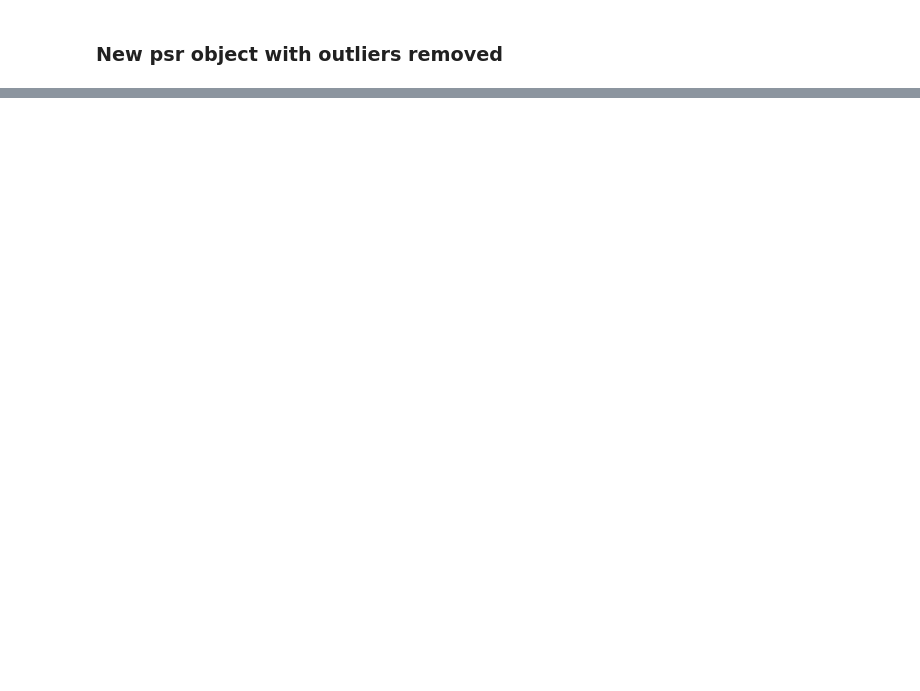
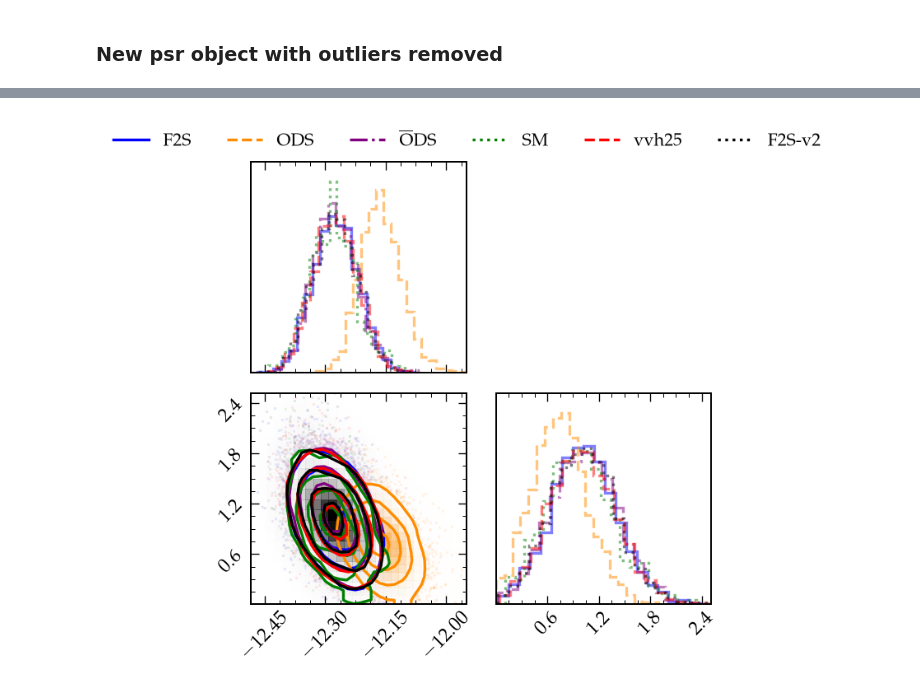
Before and after one commit to tresnjo/dsfourier, a Jupyter notebook: modules/outlier_test.ipynb, the cells around one changed output, grey strips where cells are left out. Cells and saved outputs as stored; diff of their text form; code cells hidden in the pictures; blank space fills up the shorter version.

```diff
--- a/modules/outlier_test.ipynb
+++ b/modules/outlier_test.ipynb
@@ -455,0 +871,4 @@ plt.show()
+# %%
+# use this as our new decentering quantities
+flow_psr_v2.ahat0r = summaries_vanilla[0].ahat0
+flow_psr_v2.L0r = summaries_vanilla[0].L0
@@ -455,0 +888,11 @@ plt.show()
+# %%
+# the above populates the flow_psr_v2 with flow properties which we now have to replace
+# with the vanilla objects (which we have access to from our previous run)
+flow_psr_v2.ahat_f = summaries_vanilla[0].ahat0
+flow_psr_v2.L_f = summaries_vanilla[0].L0
+flow_psr_v2.Sigma_f = summaries_vanilla[0].Sigma0
+flow_psr_v2.bf = summaries_vanilla[0].b0
+flow_psr_v2.TtNTf = summaries_vanilla[0].TtNT
+# %%
+samples_updated = run_step2_SPNA_flow_corrected([flow_psr_v2],[psr], ds.partial(phi_SPNA, powerlaw= ds.powerlaw), priordict_standard,
+                    n_warmup=1024, n_samples=4096)
@@ -455,0 +901,85 @@ plt.show()
+# %%
+samples_updated = samples_updated[psr.name]
+samples_updated = pd.DataFrame({labels[i]: samples_updated[k] for i, k in enumerate(labels_init)})
+# %%
+import matplotlib.lines as mlines
+
+figure = corner.corner(irn_samples_flow,
+                       hist_kwargs={"density": True, "alpha": 0.5, "color": "blue",
+                                    "linestyle": "solid", "lw": 2},
+                       color='blue',
+                       show_titles=False,
+                       smooth = True,
+                       label = "F2S")
+
+corner.corner(irn_samples_ds,
+              hist_kwargs={"density": True, "alpha": 0.5, "color": "darkorange",
+                           "linestyle": "dashed", "lw": 2},
+              color='darkorange',
+              fig=figure,
+              show_titles=False,
+              labelpad = 0.1,
+              smooth = True,
+              label = "O-DS")
+
+
+corner.corner(pd.DataFrame(samples_ds_outliers_rem),
+              hist_kwargs={"density": True, "alpha": 0.5, "color": "purple",
+                           "linestyle": "dashdot", "lw": 2},
+              color='purple',
+              fig=figure,
+              show_titles=False,
+              labelpad = 0.1,
+              smooth = True,
+              label = r"$\mathrm{\overline{O}-DS}$")
+
+corner.corner(pd.DataFrame(smsamples),
+            hist_kwargs={"density": True, "alpha": 0.5, "color": "green",
+                           "linestyle": "dotted", "lw": 2},
+              color='green',
+              fig=figure,
+              show_titles=False,
+              labelpad = 0.1,
+              smooth = True,
+              label = "SM")
+
+corner.corner(pd.DataFrame(samples_vanilla),
+            hist_kwargs={"density": True, "alpha": 0.5, "color": "red",
+                           "linestyle": "dashed", "lw": 2},
+              color='red',
+              fig=figure,
+              show_titles=False,
+              labelpad = 0.1,
+              smooth = True,
+              label = "SM")
+
+corner.corner(pd.DataFrame(samples_updated),
+            hist_kwargs={"density": True, "alpha": 0.5, "color": "black",
+                           "linestyle": "dotted", "lw": 2},
+              color='black',
+              fig=figure,
+              show_titles=False,
+              labelpad = 0.1,
+              smooth = True,
+              label = "F2S-v2")
+
+
+
+legend_handles = [mlines.Line2D([], [], color='blue', linestyle='solid',    linewidth=2, label='F2S'),
+    mlines.Line2D([], [], color='darkorange', linestyle='dashed',   linewidth=2, label='ODS'),
+    mlines.Line2D([], [], color='purple', linestyle='dashdot',  linewidth=2, label=r'$\mathrm{\overline{O}DS}$'),
+     mlines.Line2D([], [], color='green', linestyle='dotted',  linewidth=2, label='SM',),
+    mlines.Line2D([], [], color='red', linestyle='dashed',  linewidth=2, label='vvh25'),
+    mlines.Line2D([], [], color='black', linestyle='dotted',  linewidth=2, label='F2S-v2'),
+    ]
+
+figure.legend(handles=legend_handles,
+              loc='upper center',
+              ncol = 6,
+              bbox_to_anchor = (0.5, 1.05))
+
+#figure.suptitle(psr.name, fontsize = 20, y = 1.02)
+plt.tight_layout()
+plt.show()
+# %% [output]
+[figure, added]
```
Also changed, not shown: parts of 52 cells of this notebook, 2 other files.
